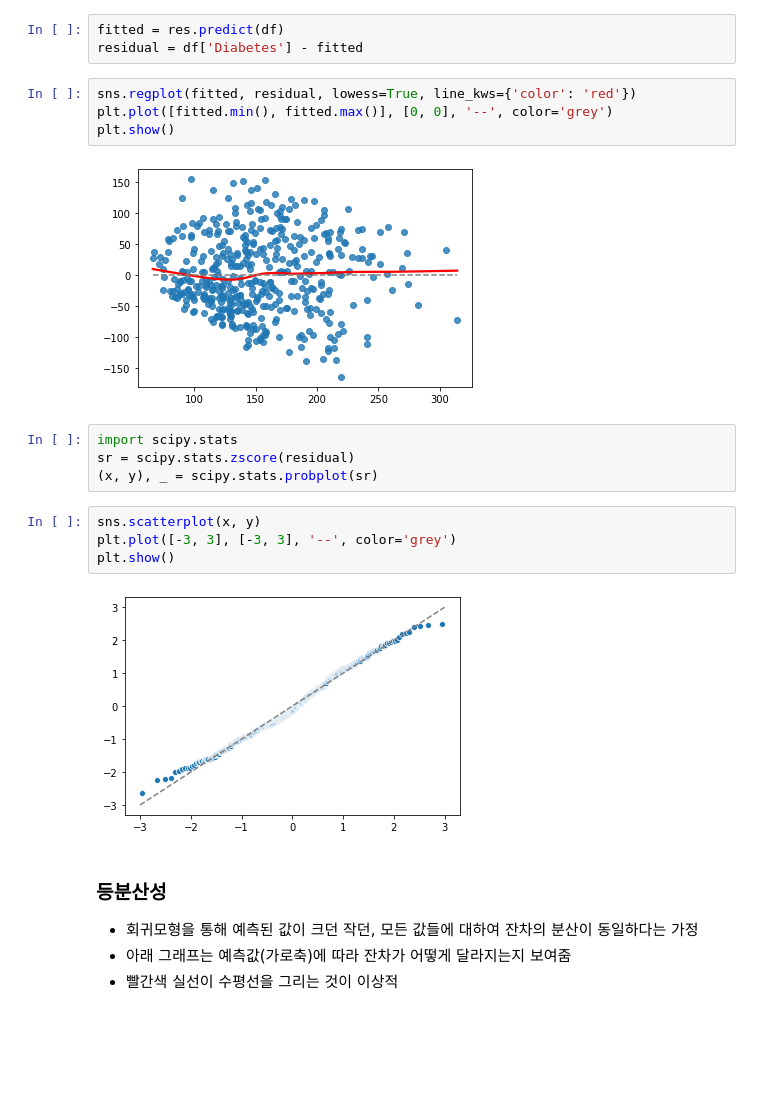
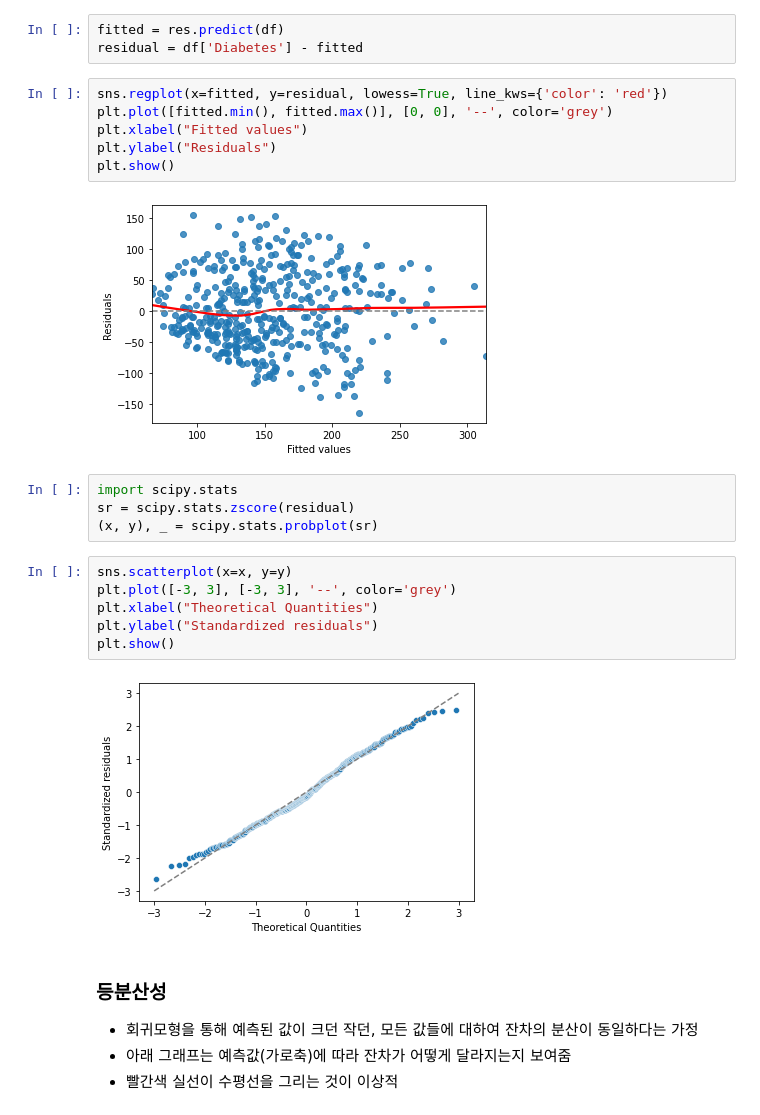
Before and after one commit to ckiekim/Machine-Learning-2021-1, a Jupyter notebook: 04.Regression/02_잔차분석.ipynb, the cells around one changed output. Drawn from its saved outputs; the diff is of its cells as text; blank space fills up the shorter version.

```diff
--- a/04.Regression/02_잔차분석.ipynb
+++ b/04.Regression/02_잔차분석.ipynb
@@ -72,21 +84,25 @@ res = ols('Diabetes ~ BMI', data=df).fit()
 fitted = res.predict(df)
 residual = df['Diabetes'] - fitted
 # %%
-sns.regplot(fitted, residual, lowess=True, line_kws={'color': 'red'})
+sns.regplot(x=fitted, y=residual, lowess=True, line_kws={'color': 'red'})
 plt.plot([fitted.min(), fitted.max()], [0, 0], '--', color='grey')
+plt.xlabel("Fitted values")
+plt.ylabel("Residuals")
 plt.show()
 # %% [output]
-[figure, old version]
+[figure, new version]
 # %%
 import scipy.stats
 sr = scipy.stats.zscore(residual)
 (x, y), _ = scipy.stats.probplot(sr)
 # %%
-sns.scatterplot(x, y)
+sns.scatterplot(x=x, y=y)
 plt.plot([-3, 3], [-3, 3], '--', color='grey')
+plt.xlabel("Theoretical Quantities")
+plt.ylabel("Standardized residuals")
 plt.show()
 # %% [output]
-[figure, old version]
+[figure, new version]
 # %% [markdown]
 ### 등분산성
 - 회귀모형을 통해 예측된 값이 크던 작던, 모든 값들에 대하여 잔차의 분산이 동일하다는 가정
```
Also changed, not shown: parts of 6 cells of this notebook, 3 other files.
